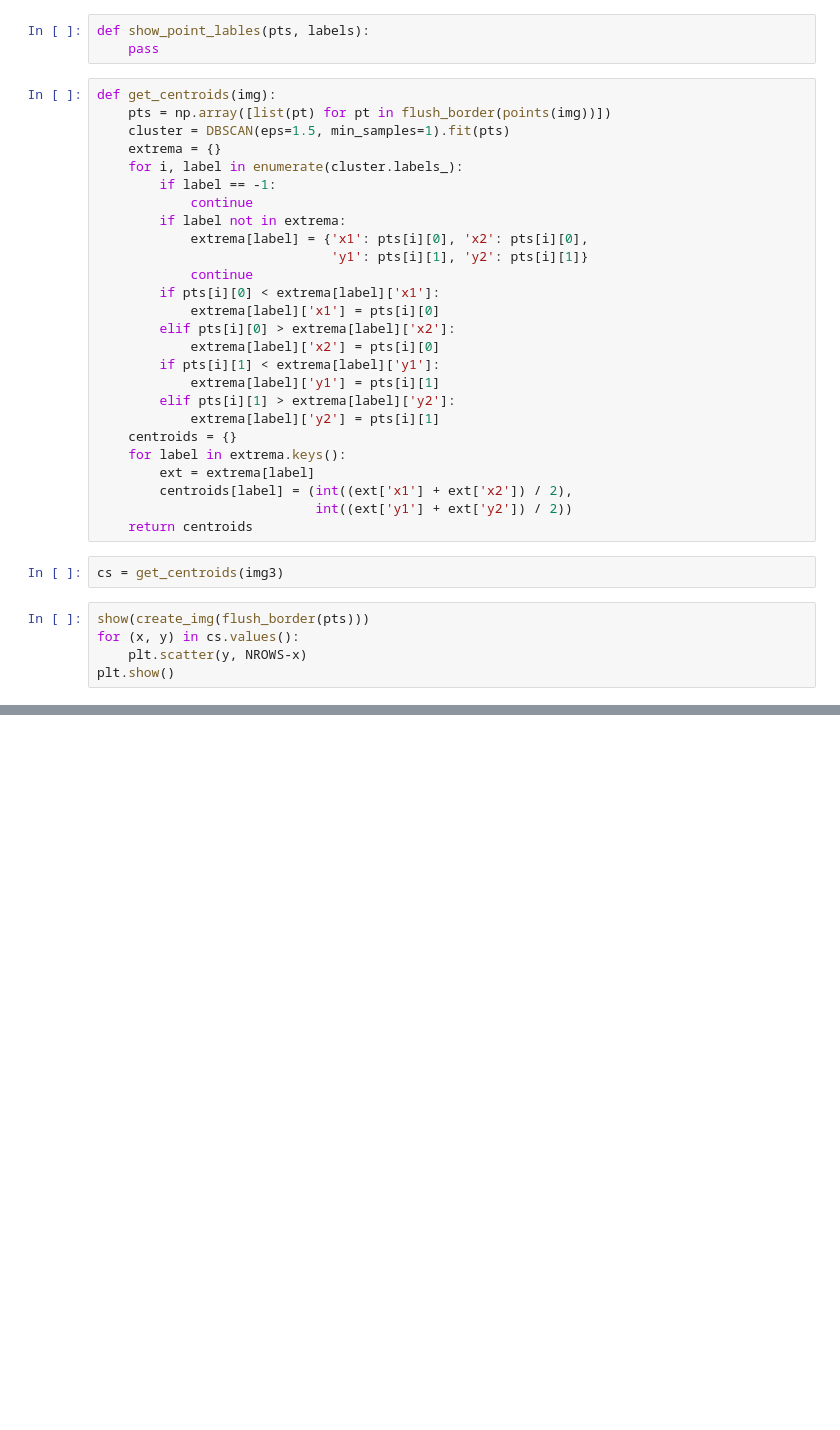
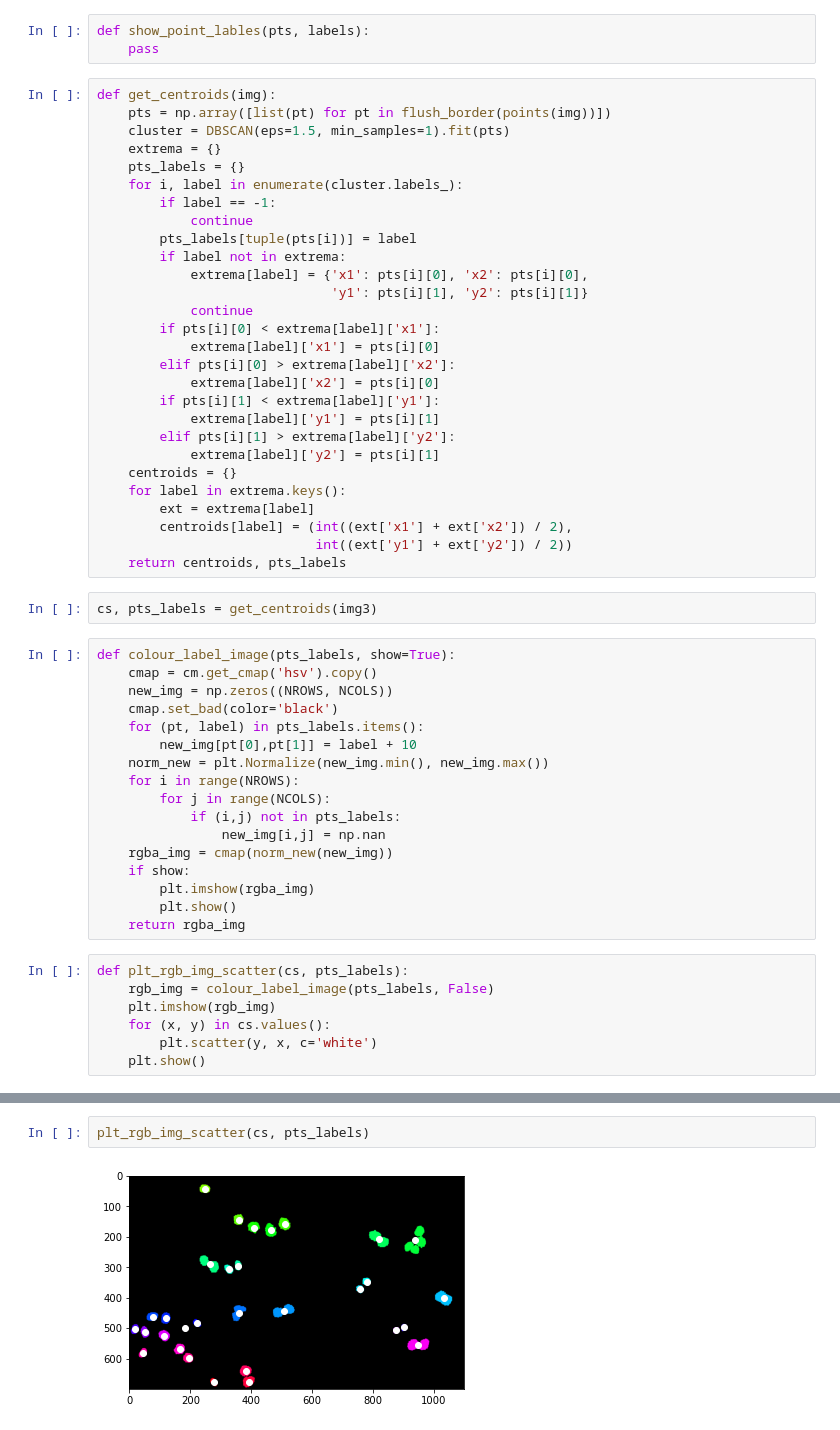
Before and after one commit to moates695/cs9517_Group_Project, a Jupyter notebook: marcus/preprocess.ipynb, the cells around one changed output, grey strips where cells are left out. Drawn from its saved outputs; the diff is of its cells as text; blank space fills up the shorter version.

Commit message:
partial centroids with DBSCAN, will try alternative clustering methods

```diff
--- a/marcus/preprocess.ipynb
+++ b/marcus/preprocess.ipynb
@@ -267,9 +268,11 @@ def get_centroids(img):
     pts = np.array([list(pt) for pt in flush_border(points(img))])
     cluster = DBSCAN(eps=1.5, min_samples=1).fit(pts)
     extrema = {}
+    pts_labels = {}
     for i, label in enumerate(cluster.labels_):
         if label == -1:
             continue
+        pts_labels[tuple(pts[i])] = label
         if label not in extrema:
             extrema[label] = {'x1': pts[i][0], 'x2': pts[i][0],
                               'y1': pts[i][1], 'y2': pts[i][1]}
@@ -287,11 +290,30 @@ def get_centroids(img):
         ext = extrema[label]
         centroids[label] = (int((ext['x1'] + ext['x2']) / 2),
                             int((ext['y1'] + ext['y2']) / 2))
-    return centroids
+    return centroids, pts_labels
 # %%
-cs = get_centroids(img3)
+cs, pts_labels = get_centroids(img3)
+# %%
+def colour_label_image(pts_labels, show=True):
+    cmap = cm.get_cmap('hsv').copy()
+    new_img = np.zeros((NROWS, NCOLS))
+    cmap.set_bad(color='black')
+    for (pt, label) in pts_labels.items():
+        new_img[pt[0],pt[1]] = label + 10
+    norm_new = plt.Normalize(new_img.min(), new_img.max())
+    for i in range(NROWS):
+        for j in range(NCOLS):
+            if (i,j) not in pts_labels:
+                new_img[i,j] = np.nan
+    rgba_img = cmap(norm_new(new_img))
+    if show:
+        plt.imshow(rgba_img)
+        plt.show()
+    return rgba_img
 # %%
-show(create_img(flush_border(pts)))
-for (x, y) in cs.values():
-    plt.scatter(y, NROWS-x)
-plt.show()
+def plt_rgb_img_scatter(cs, pts_labels):
+    rgb_img = colour_label_image(pts_labels, False)
+    plt.imshow(rgb_img)
+    for (x, y) in cs.values():
+        plt.scatter(y, x, c='white')
+    plt.show()
@@ -306,0 +320,4 @@ cmap
+# %%
+plt_rgb_img_scatter(cs, pts_labels)
+# %% [output]
+[figure, added]
```
Also changed, not shown: parts of 3 cells of this notebook.
